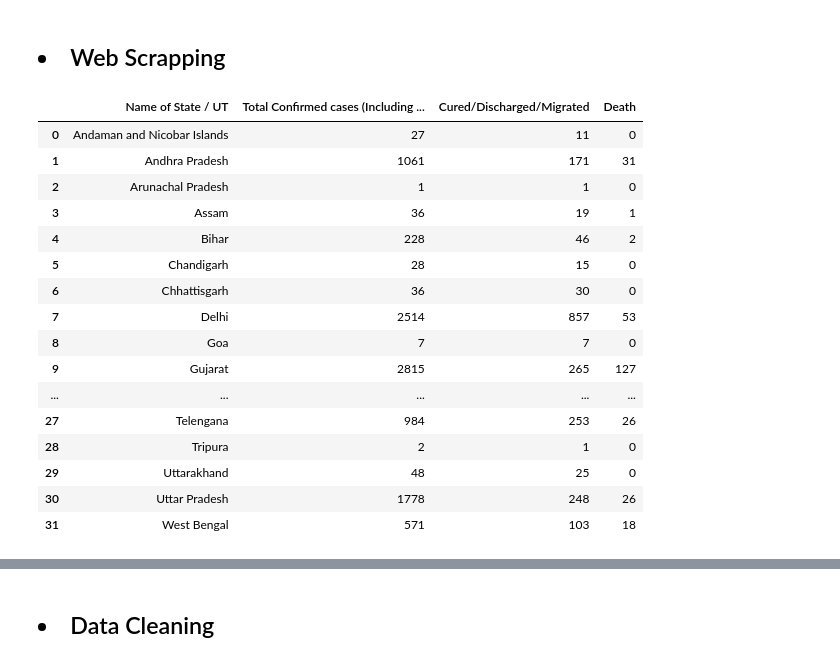
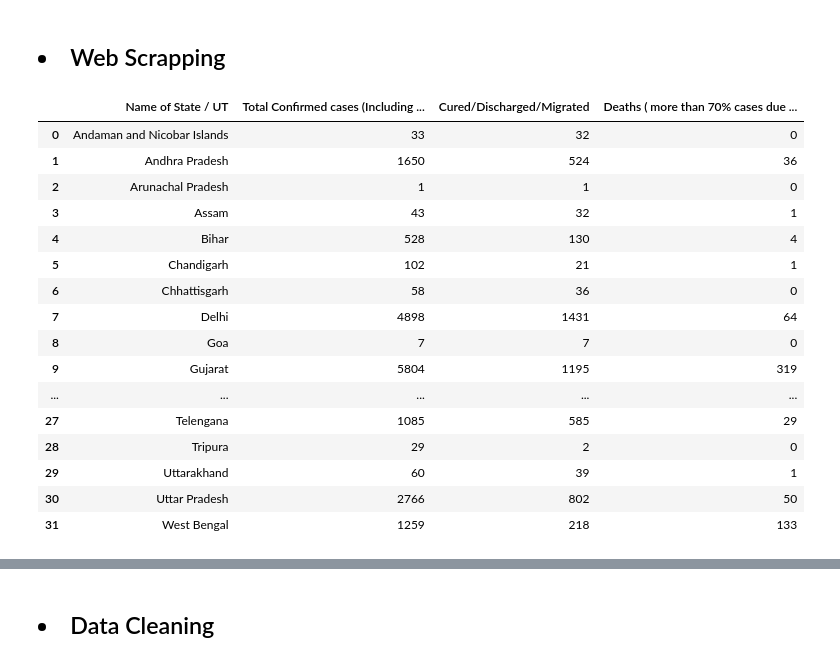
Before and after one commit to sreyaz01/covid_19_india_data_scraping, a Jupyter notebook: web_scraping_using_pandas.ipynb, the cells around one changed output, grey strips where cells are left out. Drawn from its saved outputs; the diff is of its cells as text; code cells hidden in the pictures.

```diff
--- a/web_scraping_using_pandas.ipynb
+++ b/web_scraping_using_pandas.ipynb
@@ -28,28 +28,28 @@ Pandas Version 1.0.1
 # %%
 web = requests.get('https://www.mohfw.gov.in/')
 dfs = pd.read_html(web.text)
 
-df_web = dfs[0][:-4]
+df_web = dfs[0][:-3]
 df_web.drop('S. No.', axis=1, inplace = True)
 
 df_web.head(36)
 # %% [output]
-|  | Name of State / UT | Total Confirmed cases (Including ... | Cured/Discharged/Migrated | Death |
-| 0 | Andaman and Nicobar Islands | 27 | 11 | 0 |
-| 1 | Andhra Pradesh | 1061 | 171 | 31 |
+|  | Name of State / UT | Total Confirmed cases (Including ... | Cured/Discharged/Migrated | Deaths ( more than 70% cases due ... |
+| 0 | Andaman and Nicobar Islands | 33 | 32 | 0 |
+| 1 | Andhra Pradesh | 1650 | 524 | 36 |
 | 2 | Arunachal Pradesh | 1 | 1 | 0 |
-| 3 | Assam | 36 | 19 | 1 |
-| 4 | Bihar | 228 | 46 | 2 |
-| 5 | Chandigarh | 28 | 15 | 0 |
-| 6 | Chhattisgarh | 36 | 30 | 0 |
-| 7 | Delhi | 2514 | 857 | 53 |
+| 3 | Assam | 43 | 32 | 1 |
+| 4 | Bihar | 528 | 130 | 4 |
+| 5 | Chandigarh | 102 | 21 | 1 |
+| 6 | Chhattisgarh | 58 | 36 | 0 |
+| 7 | Delhi | 4898 | 1431 | 64 |
 | 8 | Goa | 7 | 7 | 0 |
-| 9 | Gujarat | 2815 | 265 | 127 |
+| 9 | Gujarat | 5804 | 1195 | 319 |
 | ... | ... | ... | ... | ... |
-| 27 | Telengana | 984 | 253 | 26 |
-| 28 | Tripura | 2 | 1 | 0 |
-| 29 | Uttarakhand | 48 | 25 | 0 |
-| 30 | Uttar Pradesh | 1778 | 248 | 26 |
-| 31 | West Bengal | 571 | 103 | 18 |
+| 27 | Telengana | 1085 | 585 | 29 |
+| 28 | Tripura | 29 | 2 | 0 |
+| 29 | Uttarakhand | 60 | 39 | 1 |
+| 30 | Uttar Pradesh | 2766 | 802 | 50 |
+| 31 | West Bengal | 1259 | 218 | 133 |
 # %%
 conv = ['Total Confirmed cases (Including 111 foreign Nationals)',
```
Also changed, not shown: parts of 18 cells of this notebook.
